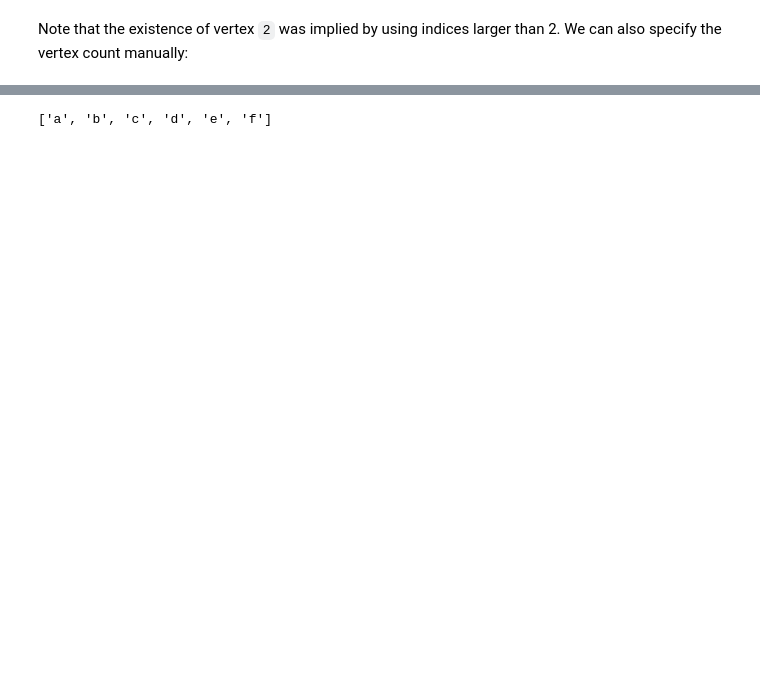
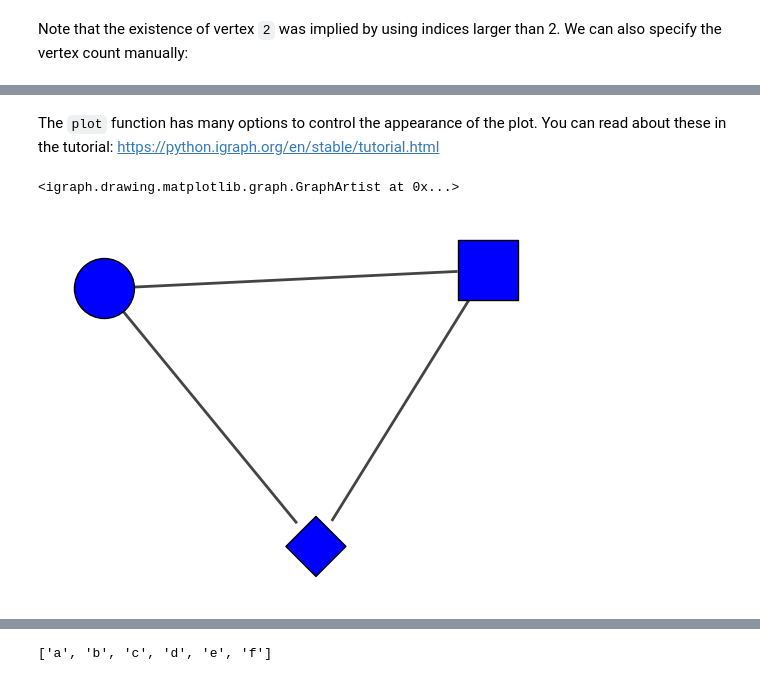
Before and after one commit to szhorvat/T-445-GRTH-2024, a Jupyter notebook: notebooks/igraph_intro.ipynb, the cells around one changed output, grey strips where cells are left out. Saved outputs shown, nothing was run; the diff lists cells and outputs as text; code cells hidden in the pictures; blank space fills up the shorter version.

```diff
--- a/notebooks/igraph_intro.ipynb
+++ b/notebooks/igraph_intro.ipynb
@@ -64,0 +63,7 @@ Graph([(0,1)], n=3)
+# %% [markdown]
+The `plot` function has many options to control the appearance of the plot. You can read about these in the tutorial: https://python.igraph.org/en/stable/tutorial.html
+# %%
+igraph.plot(g, backend='matplotlib', vertex_size=60, vertex_color='blue', vertex_shape=['rectangle', 'circle', 'diamond'])
+# %% [output]
+<igraph.drawing.matplotlib.graph.GraphArtist at 0x...>
+[figure, added]
```
Also changed, not shown: parts of 43 cells of this notebook, 1 other file.
